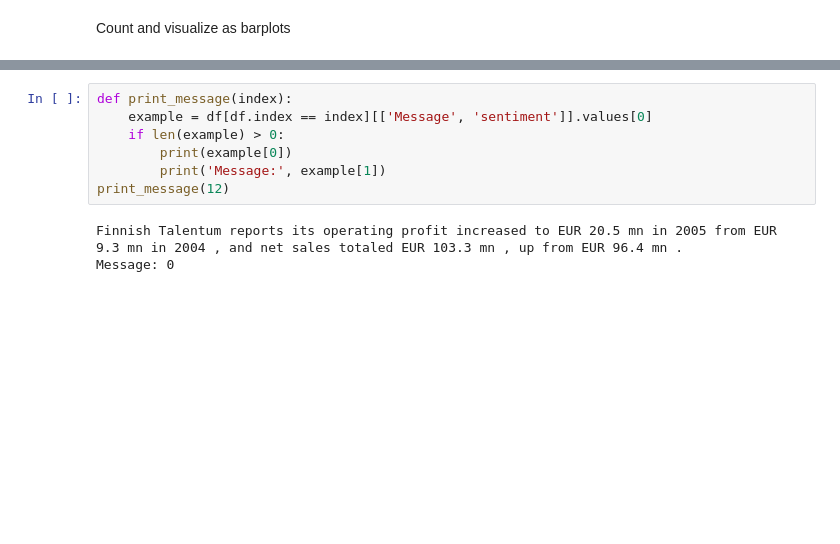
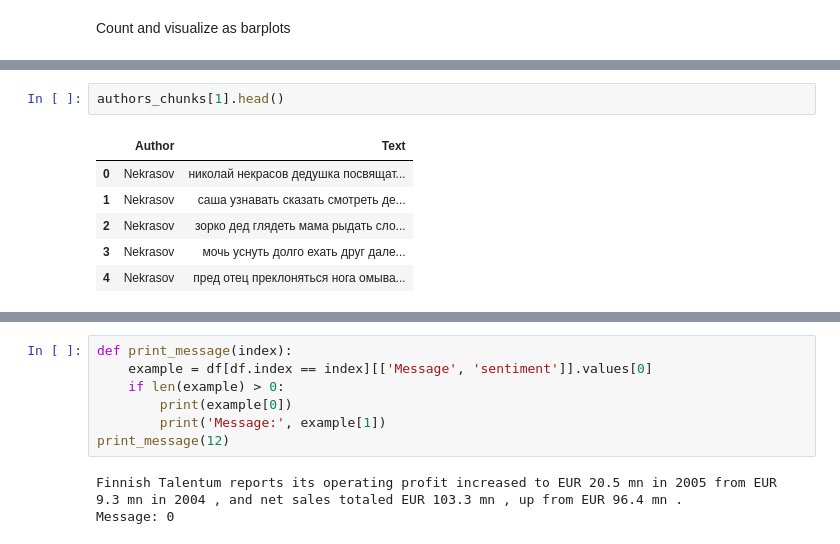
Before and after one commit to kmaltcev/NLP-BiLSTM-model, a Jupyter notebook: CNN_BiLSTM.ipynb, the cells around one changed output, grey strips where cells are left out. Drawn from its saved outputs; the diff is of its cells as text; blank space fills up the shorter version.

```diff
--- a/CNN_BiLSTM.ipynb
+++ b/CNN_BiLSTM.ipynb
@@ -107,3 +128,12 @@ for i, book in enumerate(df['Text']):
+# %%
+authors_chunks[1].head()
+# %% [output]
+|  | Author | Text |
+| 0 | Nekrasov | николай некрасов дедушка посвящат... |
+| 1 | Nekrasov | саша узнавать сказать смотреть де... |
+| 2 | Nekrasov | зорко дед глядеть мама рыдать сло... |
+| 3 | Nekrasov | мочь уснуть долго ехать друг дале... |
+| 4 | Nekrasov | пред отец преклоняться нога омыва... |
 # %%
 #Convert sting to numeric
 sentiment  = {'positive': 0,'neutral': 1,'negative':2}
```
Also changed, not shown: parts of 8 cells of this notebook.
